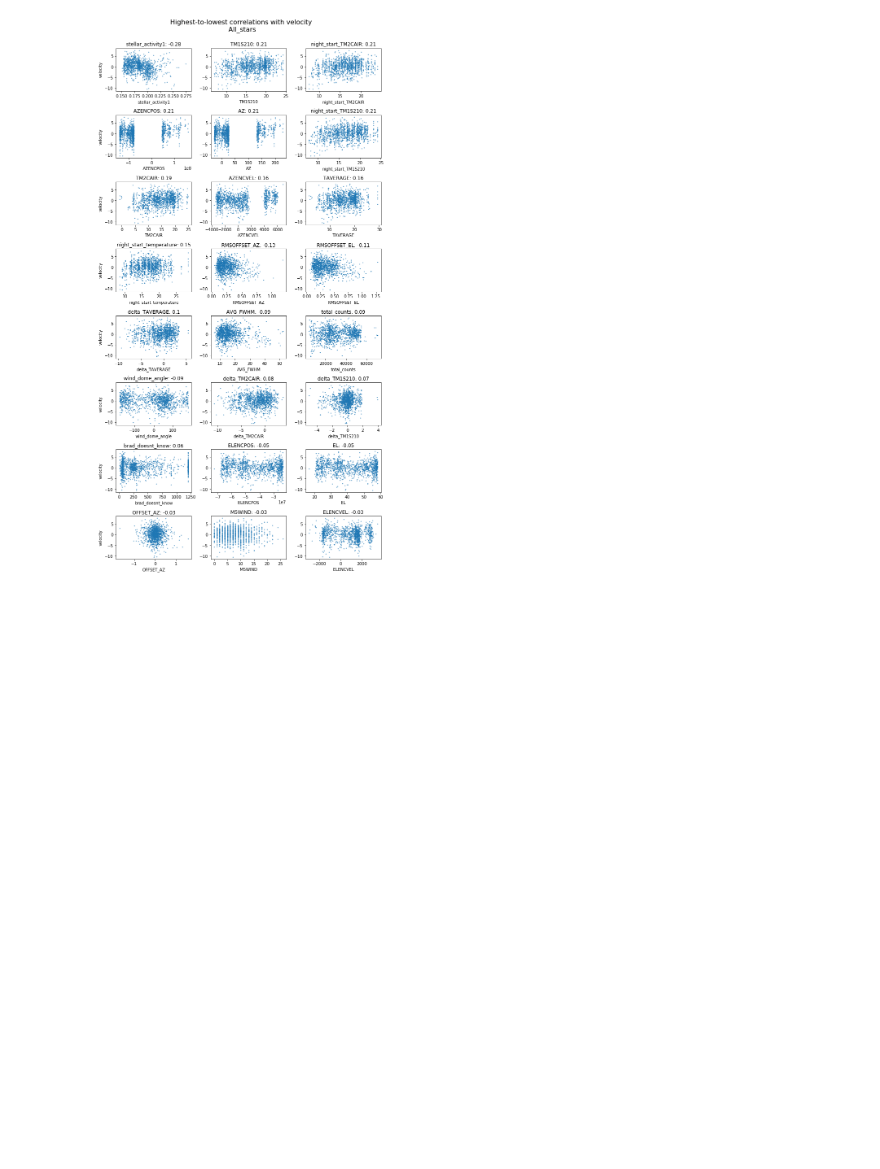
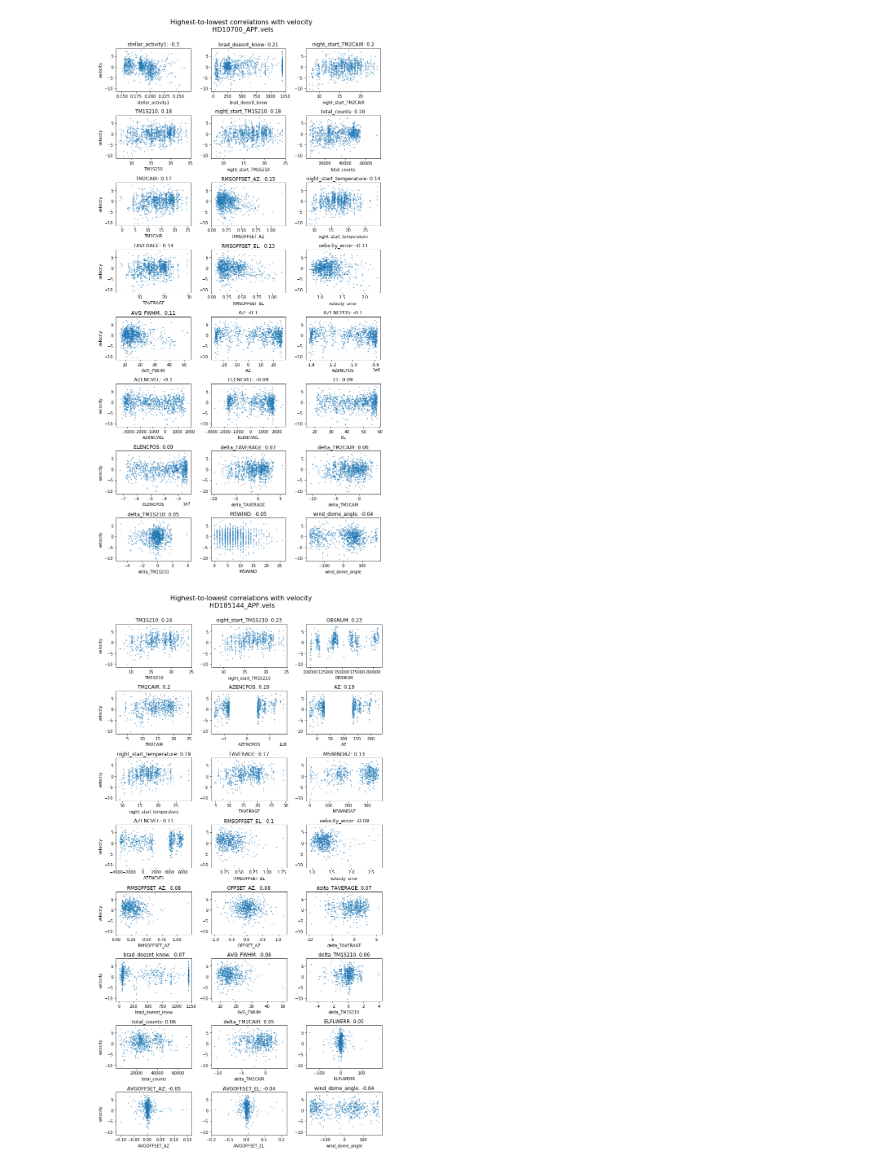
Before and after one commit to adeich/APF_telescope_behavior_study, a Jupyter notebook: 03 Exploring 1-1 correlations with velocity.ipynb, the cells around one changed output. Drawn from its saved outputs; the diff is of its cells as text; code cells hidden in the pictures; blank space fills up the shorter version.

Commit message:
fixed starIDs with AstroPy lookups.

```diff
--- a/03 Exploring 1-1 correlations with velocity.ipynb
+++ b/03 Exploring 1-1 correlations with velocity.ipynb
@@ -6,3 +7,3 @@ from matplotlib.pyplot import figure
 # %%
 # importantly, this correlation analysis must have cleaned data to be useful.
-data = pandas.read_csv('final_data_cleaned.csv')
+data = pandas.read_csv('final_data_cleaned_fixed_starIDs.csv')
@@ -12,7 +37,7 @@ def make_correlations_exploring_plot(data, starID=None, limit=24):
     fig, axarr = plt.subplots(rows, 3)
 
     if starID:
-        masked_data = data.mask(data['starID'] == starID)
+        masked_data = data.mask(data['starID_corrected'] == starID)
     else:
         masked_data = data
         starID = 'All_stars'
@@ -21,32 +46,34 @@ def make_correlations_exploring_plot(data, starID=None, limit=24):
     correlations = masked_data.corr()['velocity']
     sorted_correlations_list = np.abs(correlations).sort_values(0, ascending=False)[3:-2]
     index = sorted_correlations_list.index
 
     sorted_correlations_list = sorted_correlations_list[:rows*3]
 
     for i, (name, correlation) in enumerate(sorted_correlations_list.iteritems()):
         row = int(np.floor(i/3)); col = i%3
         ax = axarr[row, col]
         ax.scatter(masked_data[name], masked_data['velocity'], s=1)
         if col == 0:
             ax.set_ylabel('velocity')
         #np.coerrcoeff
         #p = np.polyfit(data[name], data['velocity'], deg=1)
         #print(name, p)
         #x = np.arange(data[name].min(), data[name].max(), 100)
         #ax.plot(x, np.polyval(p, x), c='r')
         ax.set_xlabel(name)
         ax.set_title('{}: {}'.format(name, round(correlations[name], 2)))
         ax.autoscale()
 
     fig.set_figheight(20)
     fig.set_figwidth(10)
     fig.suptitle('Highest-to-lowest correlations with velocity\n {}'.format(starID),
                  size=16)
     plt.tight_layout(rect=[0, 0.03, 1, 0.95])
     plt.savefig('plots/{}_velocity_correlations.png'.format(starID))
 
-
+for starID in APF.stars['starID']:
+    make_correlations_exploring_plot(data, starID = starID)
 make_correlations_exploring_plot(data)
 # %% [output]
-[figure, old version]
+[figure, new version]
+[figure, added]
```
Also changed, not shown: parts of 3 cells of this notebook, 4 other files.
